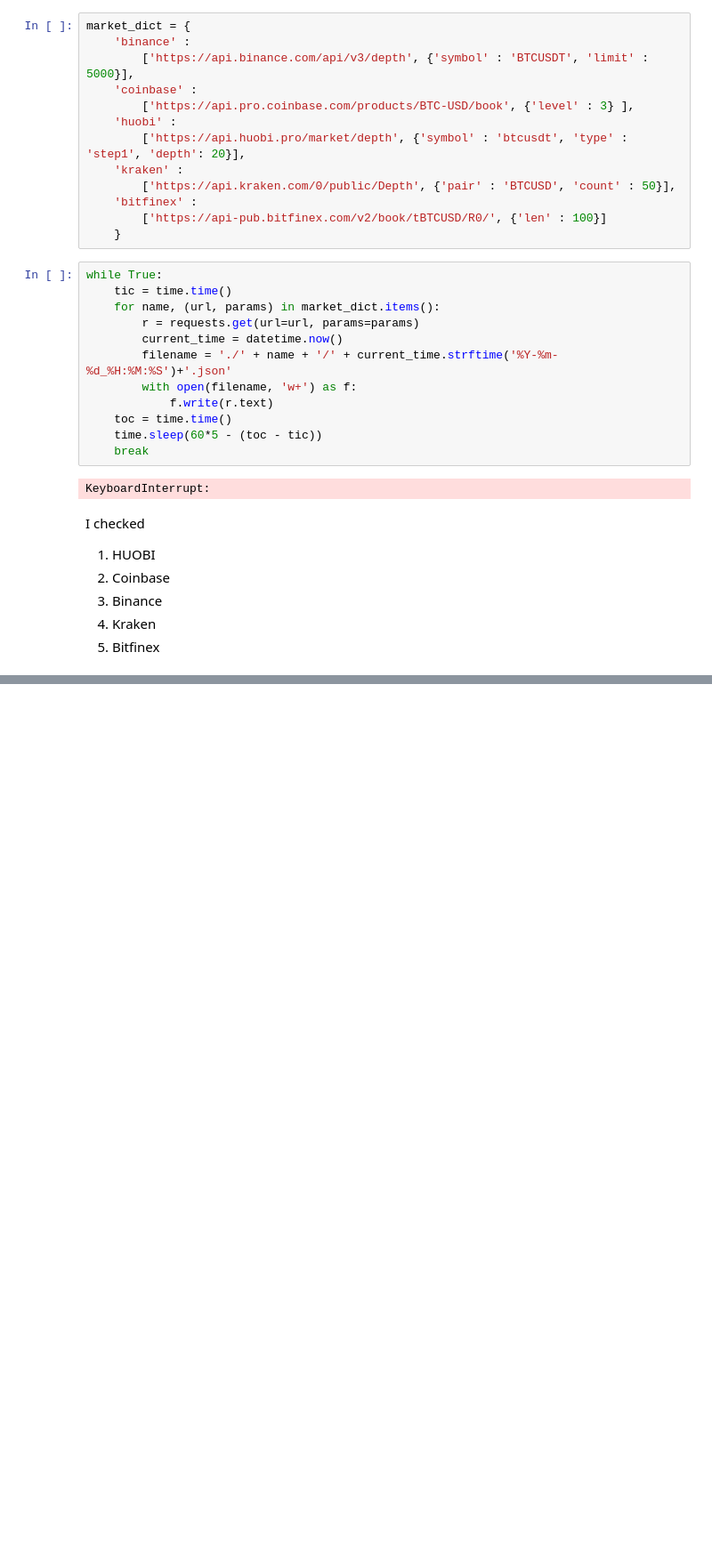
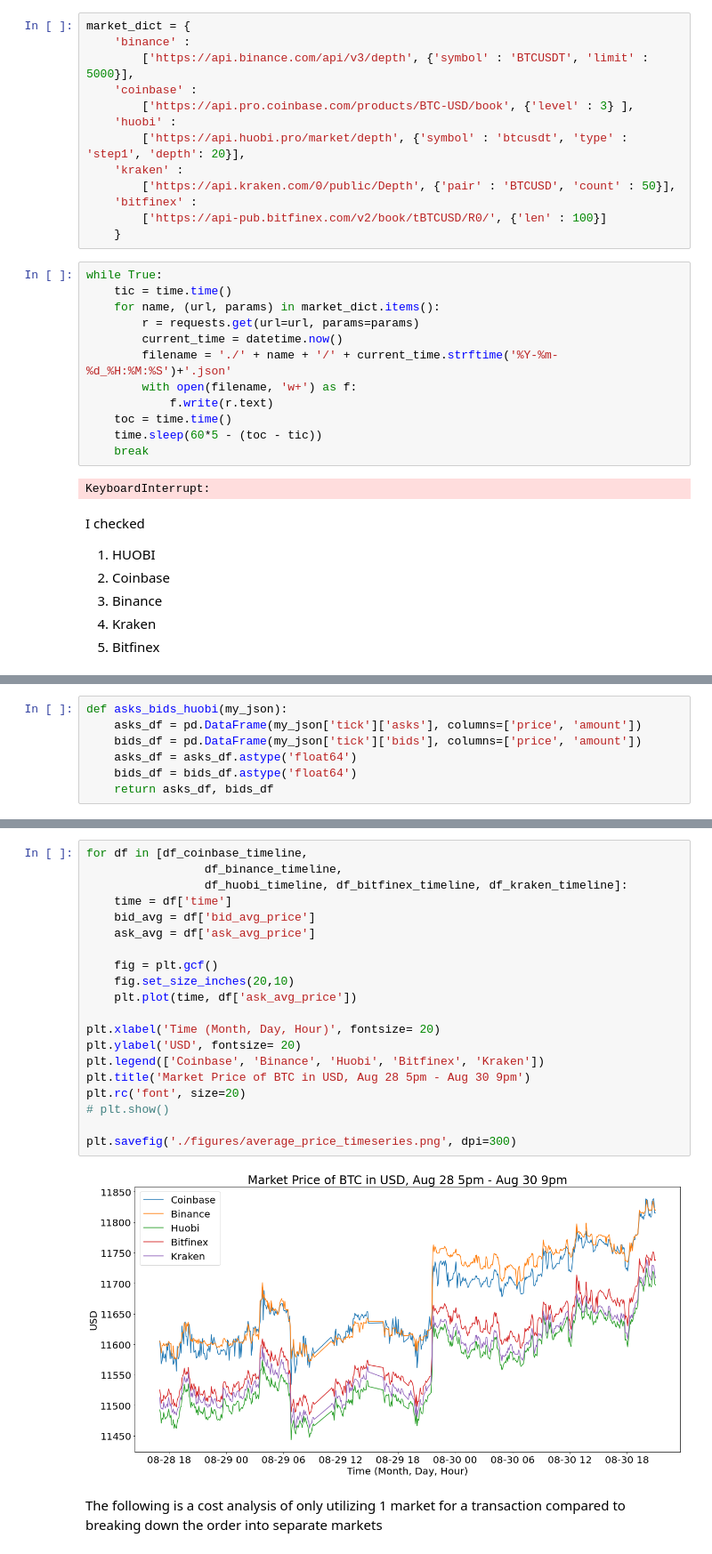
Before and after one commit to Daikezu/DigitalAssetLiquidity, a Jupyter notebook: cryptoLiquidity.ipynb, the cells around one changed output, grey strips where cells are left out. Shown at 89% size. Saved outputs shown, nothing was run; the diff lists cells and outputs as text; blank space fills up the shorter version.

```diff
--- a/cryptoLiquidity.ipynb
+++ b/cryptoLiquidity.ipynb
@@ -344,0 +103,7 @@ plt.savefig('./figures/' + marketname + '_timeseries.png', dpi=300)
+# %%
+def asks_bids_huobi(my_json):
+    asks_df = pd.DataFrame(my_json['tick']['asks'], columns=['price', 'amount'])
+    bids_df = pd.DataFrame(my_json['tick']['bids'], columns=['price', 'amount'])
+    asks_df = asks_df.astype('float64')
+    bids_df = bids_df.astype('float64')
+    return asks_df, bids_df
@@ -344,0 +251,24 @@ plt.savefig('./figures/' + marketname + '_timeseries.png', dpi=300)
+# %%
+for df in [df_coinbase_timeline,
+                 df_binance_timeline,
+                 df_huobi_timeline, df_bitfinex_timeline, df_kraken_timeline]:
+    time = df['time']
+    bid_avg = df['bid_avg_price']
+    ask_avg = df['ask_avg_price']
+
+    fig = plt.gcf()
+    fig.set_size_inches(20,10)
+    plt.plot(time, df['ask_avg_price'])
+
+plt.xlabel('Time (Month, Day, Hour)', fontsize= 20)
+plt.ylabel('USD', fontsize= 20)
+plt.legend(['Coinbase', 'Binance', 'Huobi', 'Bitfinex', 'Kraken'])
+plt.title('Market Price of BTC in USD, Aug 28 5pm - Aug 30 9pm')
+plt.rc('font', size=20)
+# plt.show()
+
+plt.savefig('./figures/average_price_timeseries.png', dpi=300)
+# %% [output]
+[figure, added]
+# %% [markdown]
+The following is a cost analysis of only utilizing 1 market for a transaction compared to breaking down the order into separate markets
```
Also changed, not shown: parts of 39 cells of this notebook, 38 other files.
